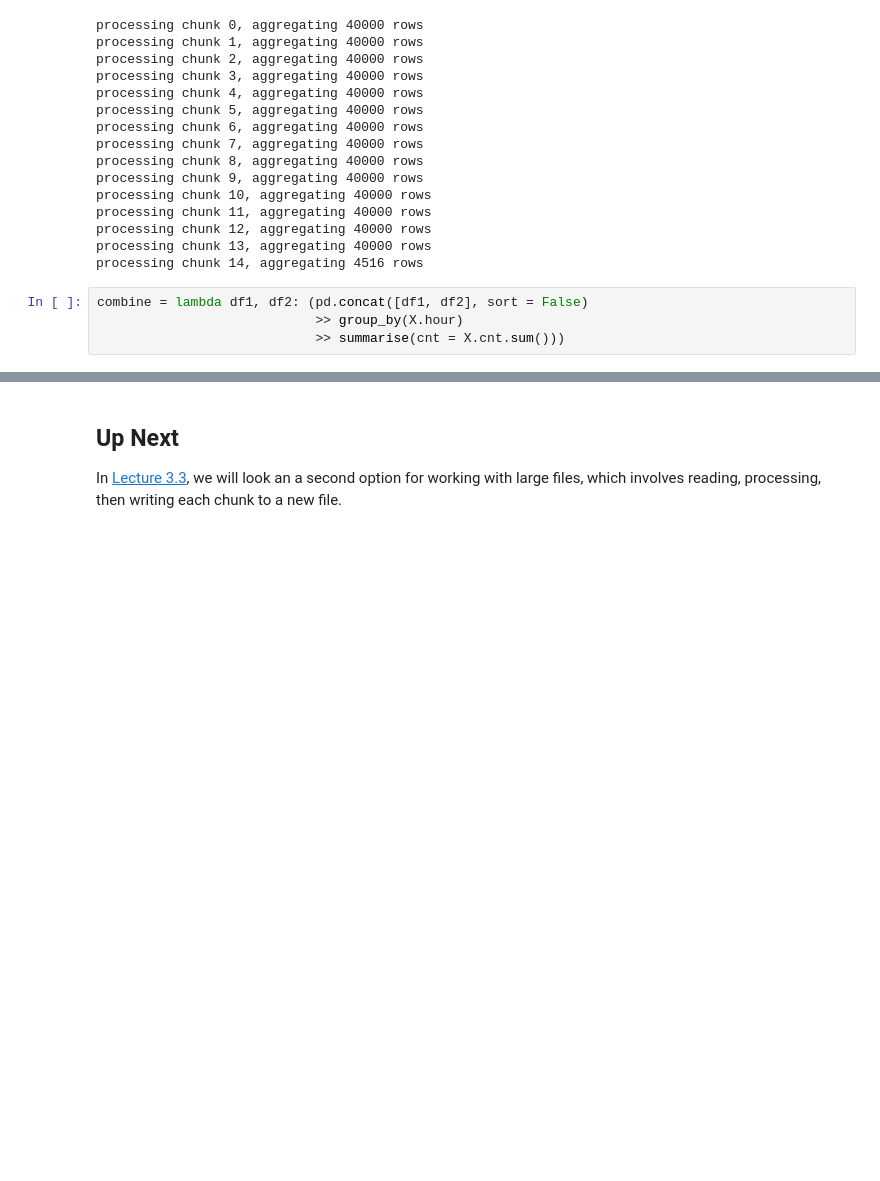
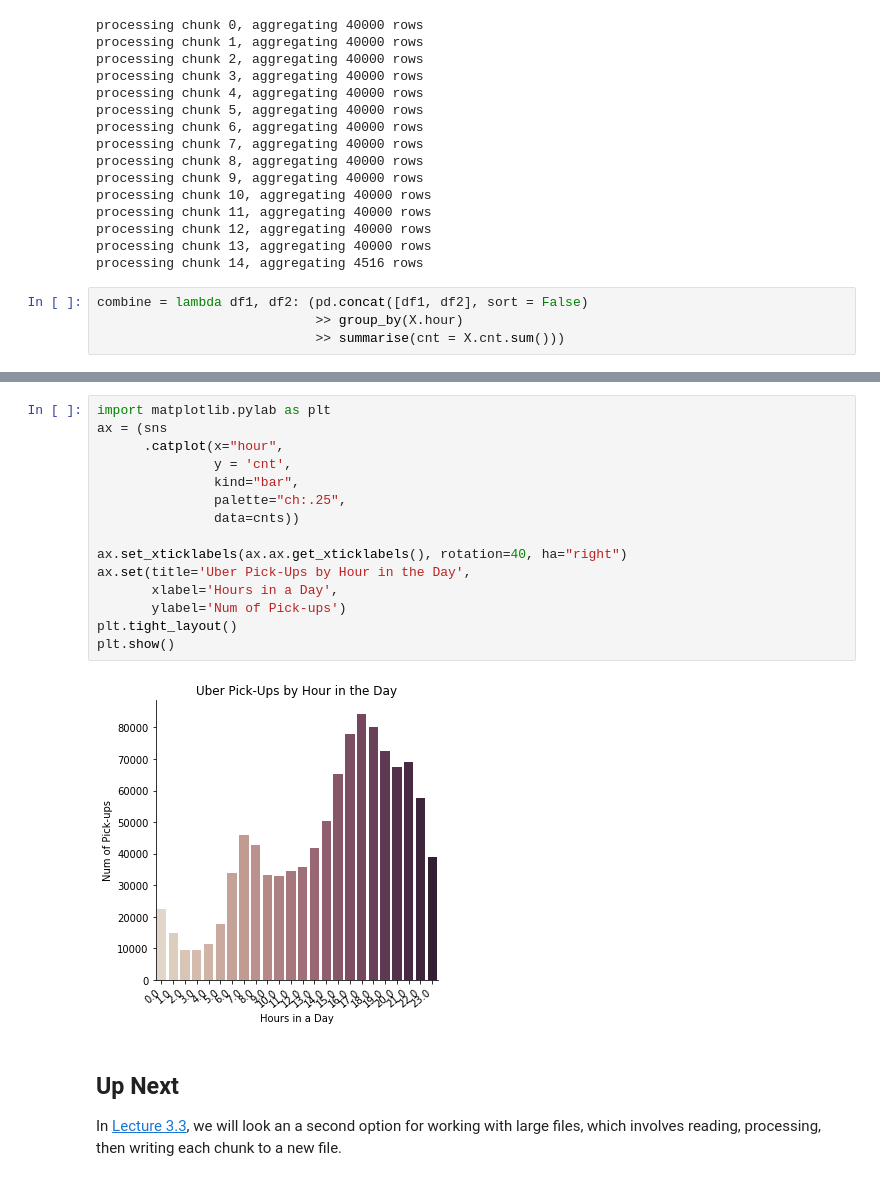
Before and after one commit to mquam14/DSCI430, a Jupyter notebook: 3_2_0_aggregating_large_files_in_pandas-MQ.ipynb, the cells around one changed output, grey strips where cells are left out. Drawn from its saved outputs; the diff is of its cells as text; blank space fills up the shorter version.

```diff
--- a/3_2_0_aggregating_large_files_in_pandas-MQ.ipynb
+++ b/3_2_0_aggregating_large_files_in_pandas-MQ.ipynb
@@ -575,3 +568,20 @@ cnts
+# %%
+import matplotlib.pylab as plt
+ax = (sns
+      .catplot(x="hour",
+               y = 'cnt',
+               kind="bar",
+               palette="ch:.25",
+               data=cnts))
+
+ax.set_xticklabels(ax.ax.get_xticklabels(), rotation=40, ha="right")
+ax.set(title='Uber Pick-Ups by Hour in the Day',
+       xlabel='Hours in a Day',
+       ylabel='Num of Pick-ups')
+plt.tight_layout()
+plt.show()
+# %% [output]
+[figure, added]
 # %% [markdown]
 ## Up Next
 
```
Also changed, not shown: parts of 5 cells of this notebook.
